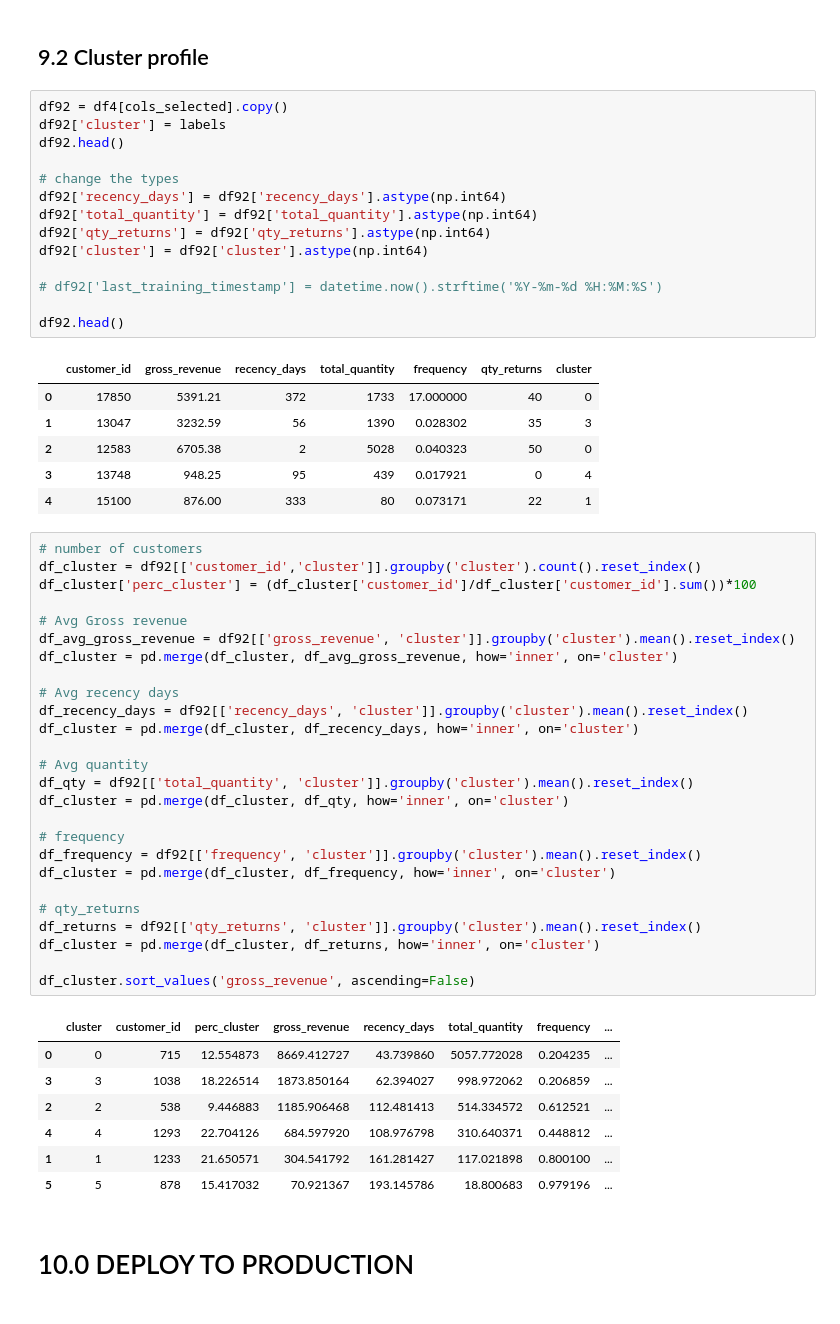
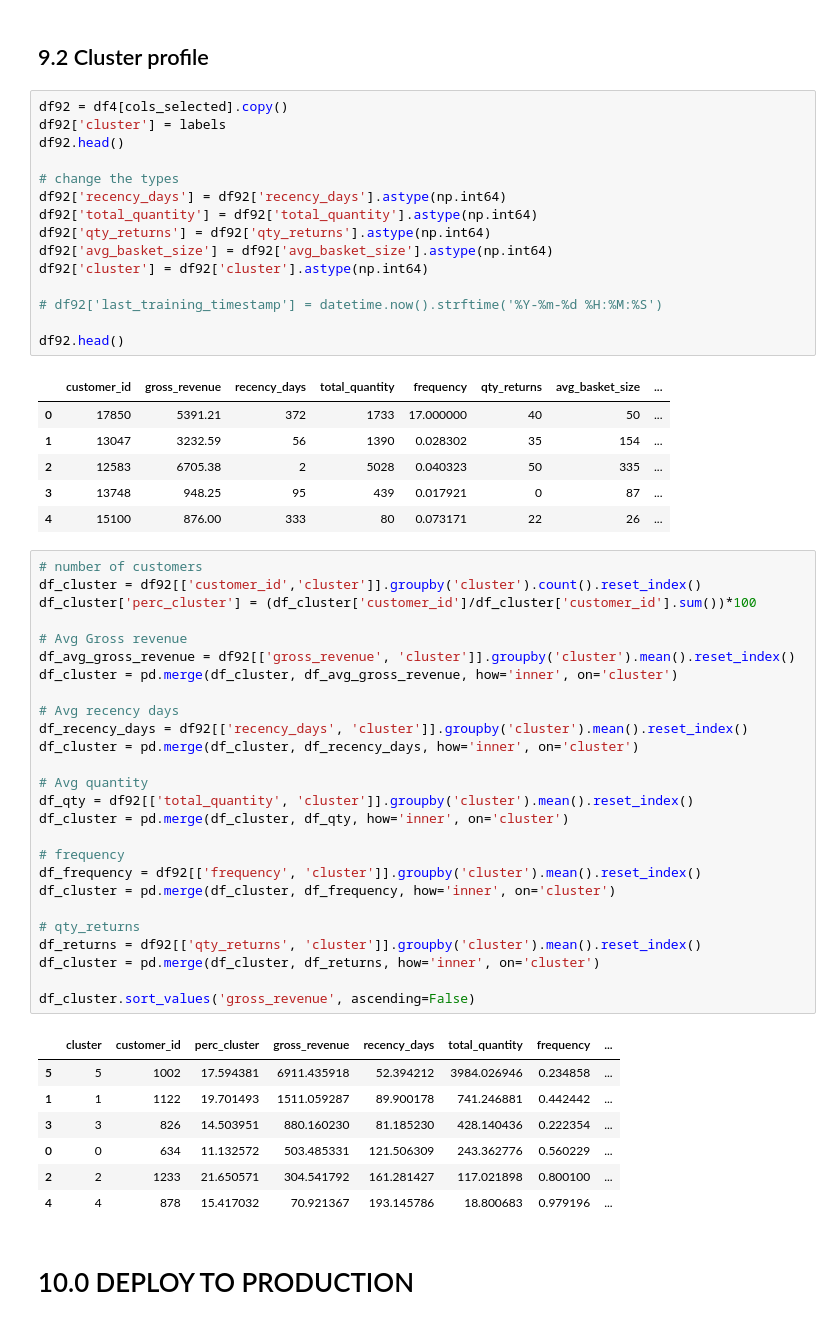
Before and after one commit to diegodinizf/insiders_clustering, a Jupyter notebook: src/models/insiders_clustering_deploy.ipynb, the cells around one changed output. Drawn from its saved outputs; the diff is of its cells as text.

```diff
--- a/src/models/insiders_clustering_deploy.ipynb
+++ b/src/models/insiders_clustering_deploy.ipynb
@@ -556,24 +556,25 @@ SS value: 0.5715615749359131
 # %%
 df92 = df4[cols_selected].copy()
 df92['cluster'] = labels
 df92.head()
 
 # change the types
 df92['recency_days'] = df92['recency_days'].astype(np.int64)
 df92['total_quantity'] = df92['total_quantity'].astype(np.int64)
 df92['qty_returns'] = df92['qty_returns'].astype(np.int64)
+df92['avg_basket_size'] = df92['avg_basket_size'].astype(np.int64)
 df92['cluster'] = df92['cluster'].astype(np.int64)
 
 # df92['last_training_timestamp'] = datetime.now().strftime('%Y-%m-%d %H:%M:%S')
 
 df92.head()
 # %% [output]
-|  | customer_id | gross_revenue | recency_days | total_quantity | frequency | qty_returns | cluster |
-| 0 | 17850 | 5391.21 | 372 | 1733 | 17.000000 | 40 | 0 |
-| 1 | 13047 | 3232.59 | 56 | 1390 | 0.028302 | 35 | 3 |
-| 2 | 12583 | 6705.38 | 2 | 5028 | 0.040323 | 50 | 0 |
-| 3 | 13748 | 948.25 | 95 | 439 | 0.017921 | 0 | 4 |
-| 4 | 15100 | 876.00 | 333 | 80 | 0.073171 | 22 | 1 |
+|  | customer_id | gross_revenue | recency_days | total_quantity | frequency | qty_returns | avg_basket_size | ... |
+| 0 | 17850 | 5391.21 | 372 | 1733 | 17.000000 | 40 | 50 | ... |
+| 1 | 13047 | 3232.59 | 56 | 1390 | 0.028302 | 35 | 154 | ... |
+| 2 | 12583 | 6705.38 | 2 | 5028 | 0.040323 | 50 | 335 | ... |
+| 3 | 13748 | 948.25 | 95 | 439 | 0.017921 | 0 | 87 | ... |
+| 4 | 15100 | 876.00 | 333 | 80 | 0.073171 | 22 | 26 | ... |
 # %%
 # number of customers
 df_cluster = df92[['customer_id','cluster']].groupby('cluster').count().reset_index()
@@ -602,12 +603,12 @@ df_cluster = pd.merge(df_cluster, df_returns, how='inner', on='cluster')
 df_cluster.sort_values('gross_revenue', ascending=False)
 # %% [output]
 |  | cluster | customer_id | perc_cluster | gross_revenue | recency_days | total_quantity | frequency | ... |
-| 0 | 0 | 715 | 12.554873 | 8669.412727 | 43.739860 | 5057.772028 | 0.204235 | ... |
-| 3 | 3 | 1038 | 18.226514 | 1873.850164 | 62.394027 | 998.972062 | 0.206859 | ... |
-| 2 | 2 | 538 | 9.446883 | 1185.906468 | 112.481413 | 514.334572 | 0.612521 | ... |
-| 4 | 4 | 1293 | 22.704126 | 684.597920 | 108.976798 | 310.640371 | 0.448812 | ... |
-| 1 | 1 | 1233 | 21.650571 | 304.541792 | 161.281427 | 117.021898 | 0.800100 | ... |
-| 5 | 5 | 878 | 15.417032 | 70.921367 | 193.145786 | 18.800683 | 0.979196 | ... |
+| 5 | 5 | 1002 | 17.594381 | 6911.435918 | 52.394212 | 3984.026946 | 0.234858 | ... |
+| 1 | 1 | 1122 | 19.701493 | 1511.059287 | 89.900178 | 741.246881 | 0.442442 | ... |
+| 3 | 3 | 826 | 14.503951 | 880.160230 | 81.185230 | 428.140436 | 0.222354 | ... |
+| 0 | 0 | 634 | 11.132572 | 503.485331 | 121.506309 | 243.362776 | 0.560229 | ... |
+| 2 | 2 | 1233 | 21.650571 | 304.541792 | 161.281427 | 117.021898 | 0.800100 | ... |
+| 4 | 4 | 878 | 15.417032 | 70.921367 | 193.145786 | 18.800683 | 0.979196 | ... |
 # %% [markdown]
 # 10.0 DEPLOY TO PRODUCTION
 # %%
```
Also changed, not shown: parts of 5 cells of this notebook, 2 other files.
